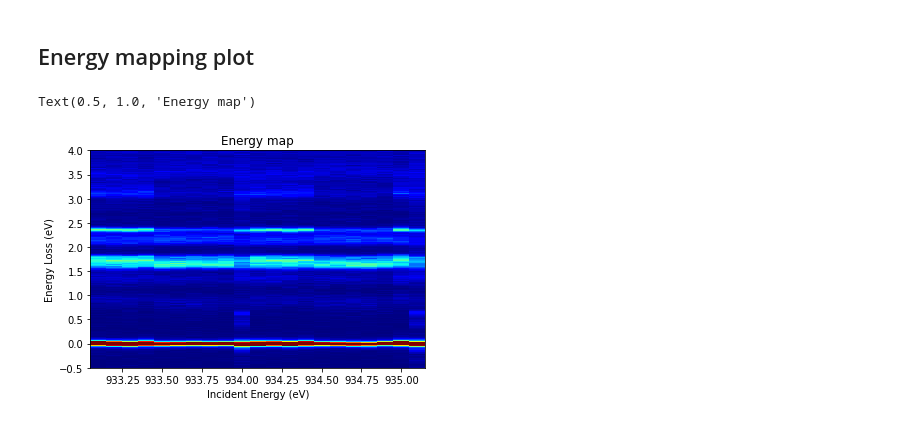
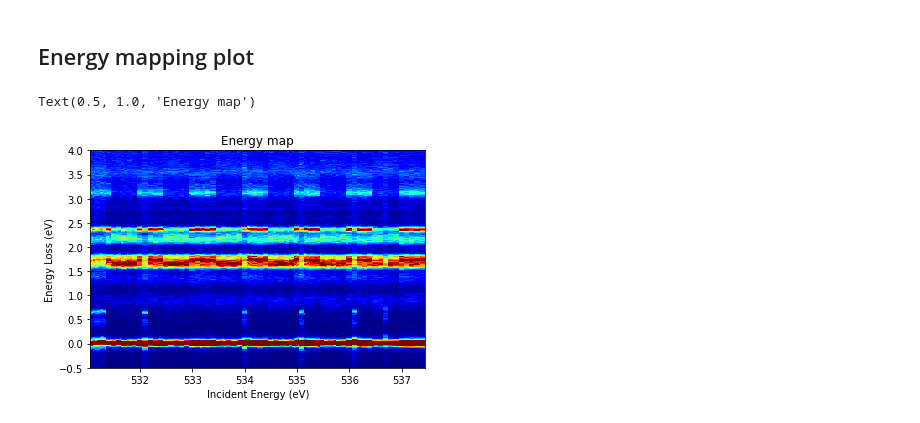
Before and after one commit to Coolphy/ADRESS_RIXS, a Jupyter notebook: plotRIXS.ipynb, the cells around one changed output. Cells and saved outputs as stored; diff of their text form; code cells hidden in the pictures.

```diff
--- a/plotRIXS.ipynb
+++ b/plotRIXS.ipynb
@@ -11,8 +11,20 @@ from scipy import signal
 inputFilePath = 'C:\\Researches\\Data\\CrBr3\\202110\\RIXS\\'
 base = 'Cr'
 energyDispersion = 0.005356 #eV/subpixel
+energyResolution = 0.061577   #eV
 dataLength = 2000   #subpixels
 # %%
+def gaussian_norm(x,mu,gamma,amp):
+    sig = gamma/2/np.sqrt(2*np.log(2))
+    norm = (1./(np.sqrt(2*np.pi)*sig))
+    return amp*norm*np.exp(-((x-mu)**2)/(2*sig**2))
+
+def zeroEnergy( xUncorrEnegy,uncorrData ):
+    global energyResolution
+    popt,_ = curve_fit(gaussian_norm, xUncorrEnegy, uncorrData, p0=[ 0 , energyResolution , np.max(uncorrData)/10])
+    xCorrEnergy = xUncorrEnegy-popt[0]
+    return xCorrEnergy
+
 def xCorr(refData, uncorrData):
     global dataLength
     corr = signal.correlate(refData[(dataLength-50):(dataLength+50)], uncorrData[(dataLength-50):(dataLength+50)])  # just consider elastic peak
@@ -57,12 +69,13 @@ def getdata(scannumber):
     ccd2 = f2['entry']['analysis']['spectrum'][()]
     ccd3 = f3['entry']['analysis']['spectrum'][()]
 
-    [xdata,data1] = elasticShift(ccd1)
-    [_,data2] = elasticShift(ccd2)
+    [_,data1] = elasticShift(ccd1)
+    [xdata,data2] = elasticShift(ccd2)
     [_,data3] = elasticShift(ccd3)
 
-    data1=xCorr(data2,data1)    #xCorr(refData, uncorrData)
-    data3=xCorr(data2,data3)
+    xdata = zeroEnergy(xdata,data2)
+    data1 = xCorr(data2,data1)    #xCorr(refData, uncorrData)
+    data3 = xCorr(data2,data3)
 
     tempData = (data1+data2+data3)/3
     data = [xdata,tempData]
@@ -74,13 +87,13 @@ def combineData(scans):
     for i,s in enumerate(scans):
         [xData,oneData] = getdata(s)
         if i == 0:
-            refData = oneData
+            [xRefData,refData] = [xData,oneData]
         else:
             oneData = xCorr(refData,oneData)    #xCorr(refData, uncorrData):
         sumData = sumData+oneData
     aveData = sumData/len(scans)
 
-    return [xData,aveData]
+    return [xRefData,aveData]
 # %% [markdown]
 ## One scan plot
 # %%
@@ -139,23 +153,24 @@ plt.legend(loc='upper right')
 # %%
 fig = plt.figure()
 
-scans = np.arange(31,51+1)
-Ei = np.arange(933.1,935.1+0.05,0.1)
+scans = np.arange(11,74+1)
+Ei = np.arange(531.1,537.4+0.05,0.1)
 eiNum = len(scans)
 
 matrixData = np.zeros(((dataLength+100), eiNum))
+matrixEloss = np.zeros(((dataLength+100), eiNum))
+matrixEi,_ = np.meshgrid(Ei,np.arange(dataLength+100))
 
 for i,s in enumerate(scans):
     [Eloss,oneData] = getdata(s)
     matrixData[:,i] = oneData.T
+    matrixEloss[:,i] = Eloss.T
 
-X,Y = np.meshgrid(Ei,Eloss)
-
-plt.pcolormesh(X,Y,matrixData,shading='auto',cmap='jet',vmax=150)
+plt.pcolor(matrixEi,matrixEloss,matrixData,shading='auto',cmap='jet',vmax=60)
 plt.ylim([-0.5,4])
 plt.xlabel('Incident Energy (eV)')
 plt.ylabel('Energy Loss (eV)')
 plt.title('Energy map')
 # %% [output]
 Text(0.5, 1.0, 'Energy map')
-[figure, old version]
+[figure, new version]
```
Also changed, not shown: parts of 3 cells of this notebook.
